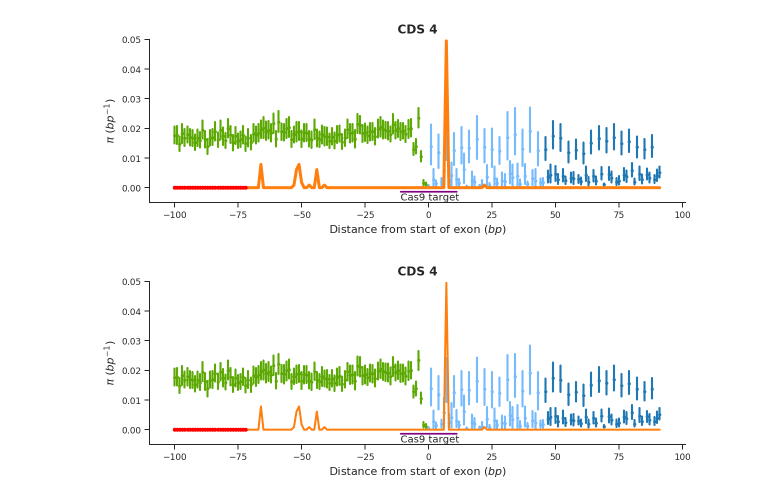
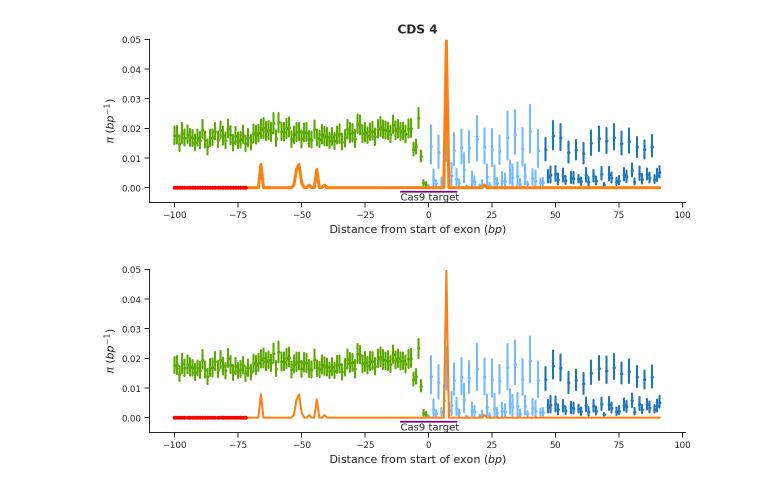
Before and after one commit to alimanfoo/ag1000g-phase2-data-paper, a Jupyter notebook: notebooks/36-variation-in-dsx-Cas9-target/feature_diversity.ipynb, the cells around one changed output. Drawn from its saved outputs; the diff is of its cells as text; code cells hidden in the pictures.

Commit message:
Remove title from Cas9 plot

```diff
--- a/notebooks/36-variation-in-dsx-Cas9-target/feature_diversity.ipynb
+++ b/notebooks/36-variation-in-dsx-Cas9-target/feature_diversity.ipynb
@@ -1478,7 +1473,7 @@ plt.show()
 # %%
 # female cds 4 is only 92 bp long, so we encompass it all in a single plot, along with the intron
 # upstream.
-def plot_cds_4f(cds_start = dsx_exon_end_pos[1], cds_end = dsx_exon_start_pos[1], startphase = 2, endphase = 3, fig = None, figure_pos = None, bp_lim = 50, lefthandmostplot = False, shrink = 20, dsx_lw = 3):
+def plot_cds_4f(cds_start = dsx_exon_end_pos[1], cds_end = dsx_exon_start_pos[1], startphase = 2, endphase = 3, title = 'CDS 4', fig = None, figure_pos = None, bp_lim = 50, lefthandmostplot = False, shrink = 20, dsx_lw = 3):
     target_range = range(cds_end, cds_start+bp_lim)
     target_acc = accessibility_filter[target_range]
     target_mpd = seq_mpd_nofilter[target_range]
@@ -1525,7 +1520,6 @@ def plot_cds_4f(cds_start = dsx_exon_end_pos[1], cds_end = dsx_exon_start_pos[1]
     ax.plot(range(-11,12), [-0.0013]*23, lw=1.7, color = 'purple')
     ax.text(-11, -0.0042, 'Cas9 target')
     ax.set_xlabel('Distance from start of exon ($bp$)', fontsize=11)
-    title = 'CDS 4'
     ax.set_title(title, fontsize=12, fontweight='bold')
     ax.spines['right'].set_visible(False)
     ax.spines['top'].set_visible(False)
@@ -1698,7 +1690,7 @@ plt.show()
 [figure]
 [figure]
 # %%
-plot_cds_4f(bp_lim = 100, lefthandmostplot= True, dsx_lw = 2)
+plot_cds_4f(bp_lim = 100, lefthandmostplot= True, dsx_lw = 2, title = '')
 plt.savefig('Cas9_target_diversity.jpg', jpeg_quality = 100, dpi = 600, bbox_inches = 'tight')
 # %% [output]
-[figure, old version]
+[figure, new version]
```
Also changed, not shown: parts of 8 cells of this notebook, 1 other file.
